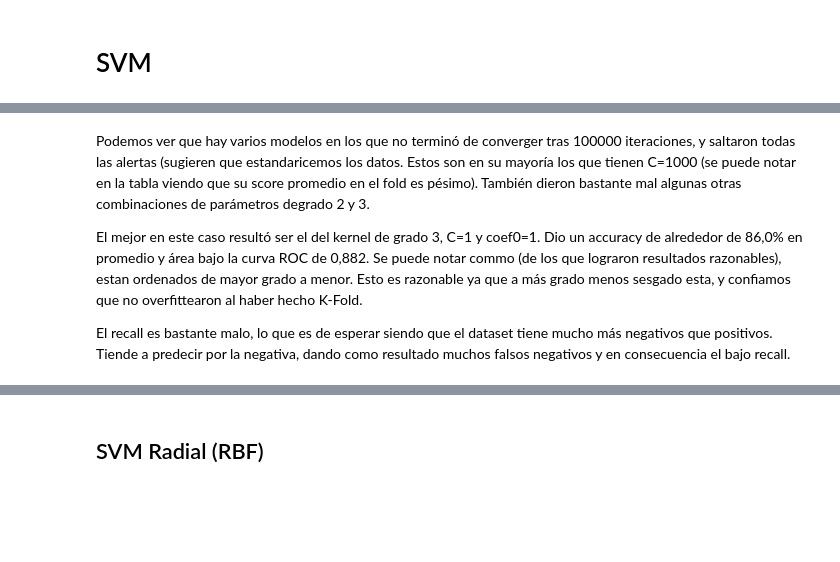
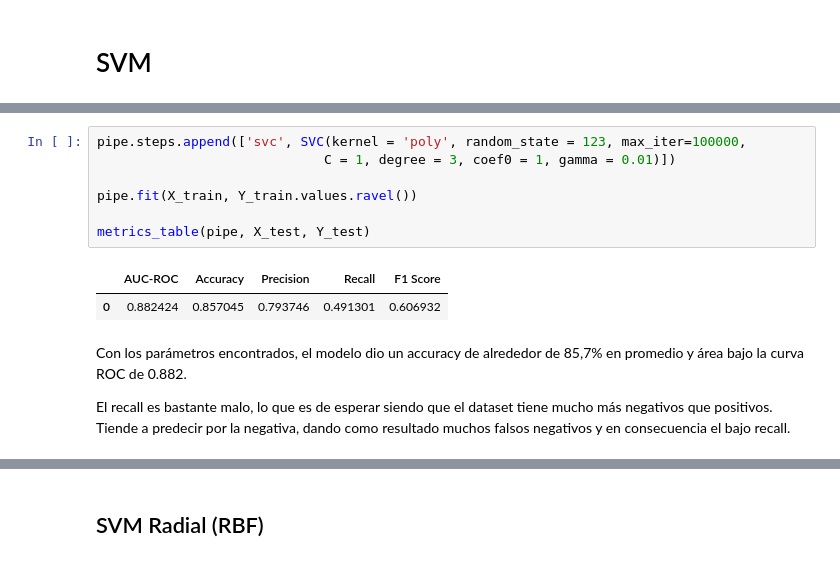
Before and after one commit to fdelu/orga-de-datos, a Jupyter notebook: parte_2/SVM.ipynb, the cells around one changed output, grey strips where cells are left out. Cells and saved outputs as stored; diff of their text form; blank space fills up the shorter version.

```diff
--- a/parte_2/SVM.ipynb
+++ b/parte_2/SVM.ipynb
@@ -76,6 +111,14 @@ tabla(grid, ["C", "degree", "coef0"])
+# %%
+pipe.steps.append(['svc', SVC(kernel = 'poly', random_state = 123, max_iter=100000,
+                             C = 1, degree = 3, coef0 = 1, gamma = 0.01)])
+
+pipe.fit(X_train, Y_train.values.ravel())
+
+metrics_table(pipe, X_test, Y_test)
+# %% [output]
+|  | AUC-ROC | Accuracy | Precision | Recall | F1 Score |
+| 0 | 0.882424 | 0.857045 | 0.793746 | 0.491301 | 0.606932 |
 # %% [markdown]
-Podemos ver que hay varios modelos en los que no terminó de converger tras 100000 iteraciones, y saltaron todas las alertas (sugieren que estandaricemos los datos. Estos son en su mayoría los que tienen C=1000 (se puede notar en la tabla viendo que su score promedio en el fold es pésimo). También dieron bastante mal algunas otras combinaciones de parámetros degrado 2 y 3.
-
-El mejor en este caso resultó ser el del kernel de grado 3, C=1 y coef0=1. Dio un accuracy de alrededor de 86,0% en promedio y área bajo la curva ROC de 0,882. Se puede notar commo (de los que lograron resultados razonables), estan ordenados de mayor grado a menor. Esto es razonable ya que a más grado menos sesgado esta, y confiamos que no overfittearon al haber hecho K-Fold.
+Con los parámetros encontrados, el modelo dio un accuracy de alrededor de 85,7% en promedio y área bajo la curva ROC de 0.882.
 
 El recall es bastante malo, lo que es de esperar siendo que el dataset tiene mucho más negativos que positivos. Tiende a predecir por la negativa, dando como resultado muchos falsos negativos y en consecuencia el bajo recall.
```
Also changed, not shown: parts of 21 cells of this notebook, 6 other files.
